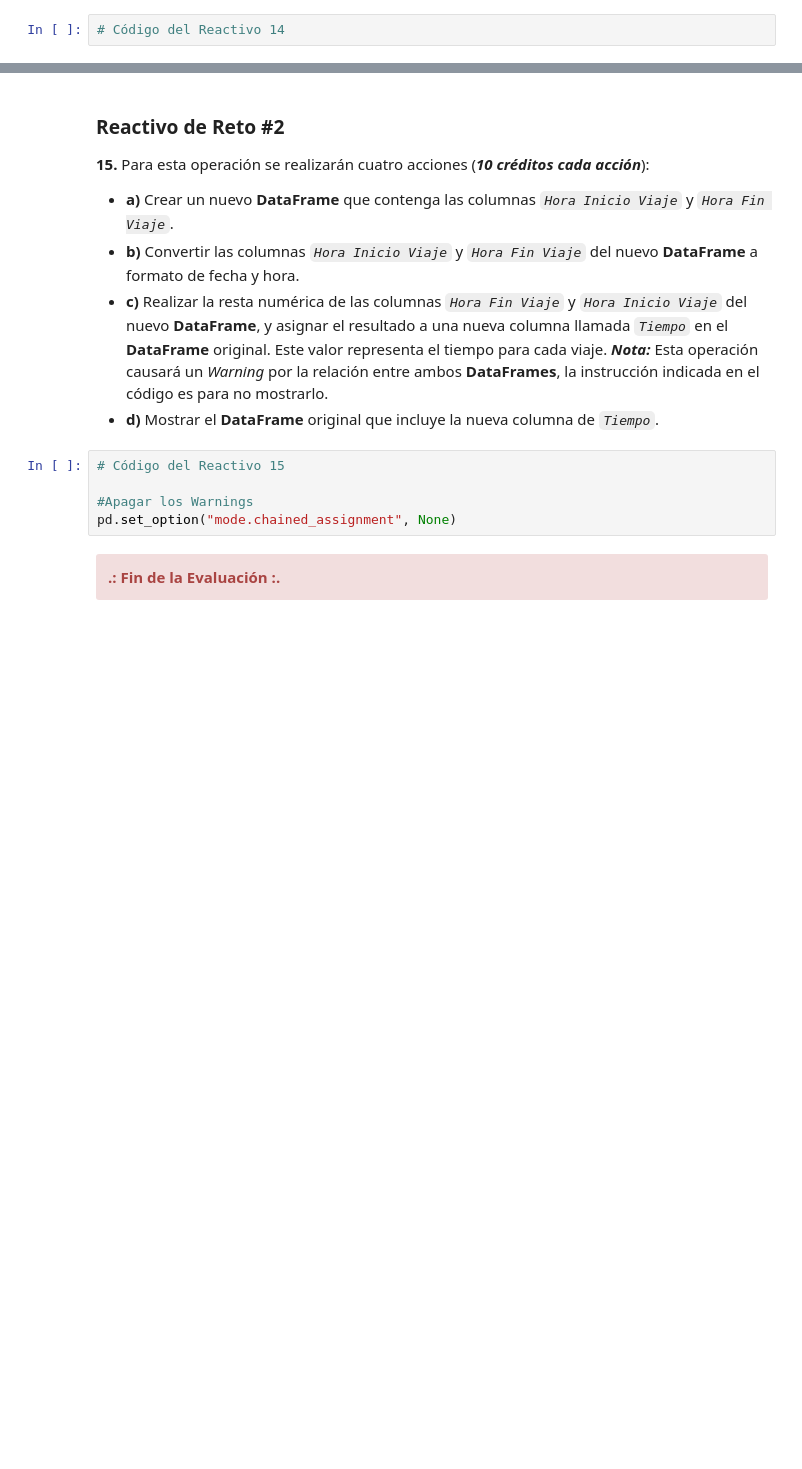
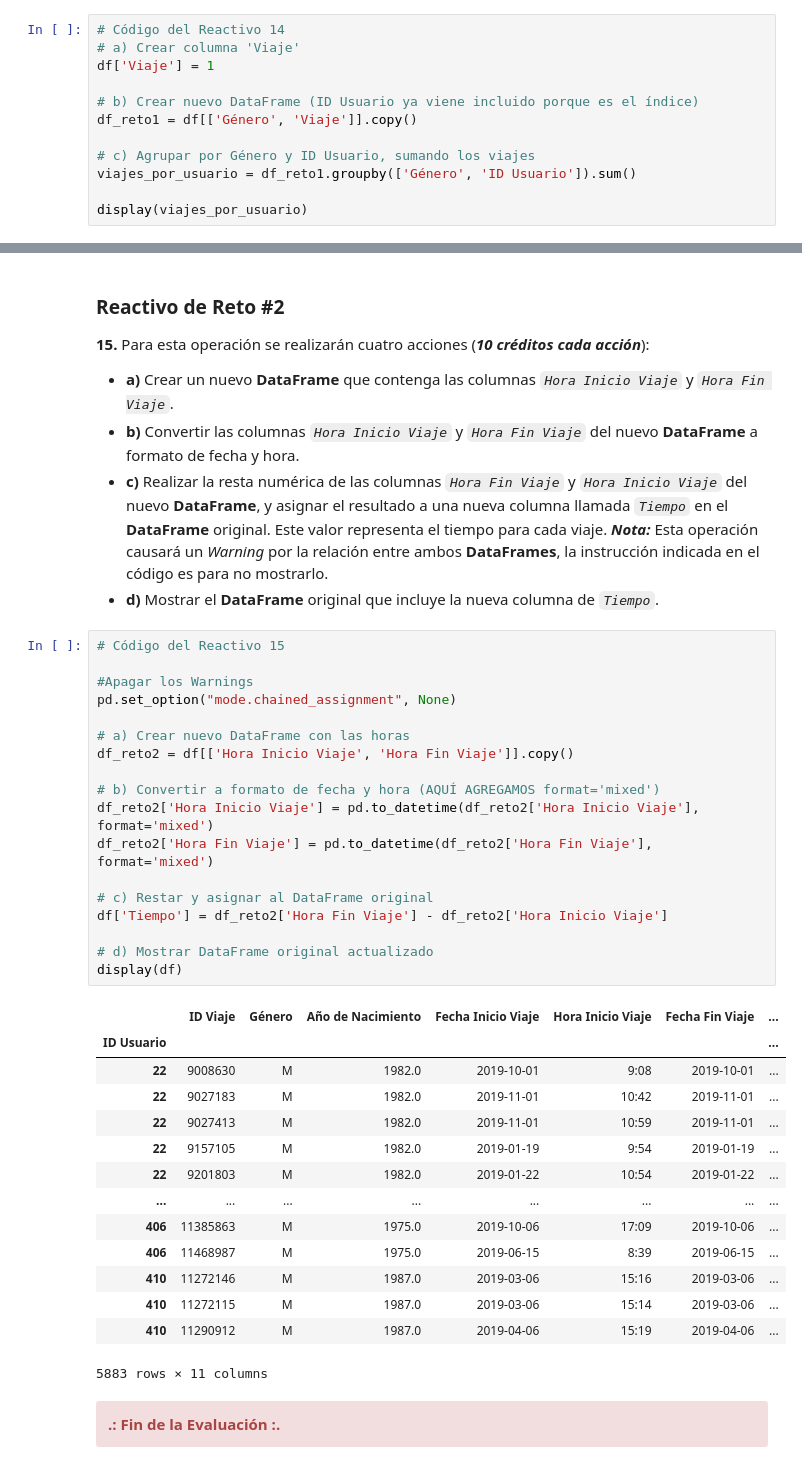
Before and after one commit to Santiago-CS/PAD2026, a Jupyter notebook: Evaluacion/Evaluacion.ipynb, the cells around one changed output, grey strips where cells are left out. Drawn from its saved outputs; the diff is of its cells as text; blank space fills up the shorter version.

```diff
--- a/Evaluacion/Evaluacion.ipynb
+++ b/Evaluacion/Evaluacion.ipynb
@@ -117,3 +311,13 @@ Para este análisis, se deben realizar los reactivos descritos a continuación.
 - **c)** Agrupar este nuevo **DataFrame** por medio de las columnas *`Género`* y *`ID Usuario`* empleando el método `.groupby()`, agregando el método que realiza la suma de los valores `.sum()` el cual mostrará la cantidad de viajes de cada usuario.
 # %%
 # Código del Reactivo 14
+# a) Crear columna 'Viaje'
+df['Viaje'] = 1
+
+# b) Crear nuevo DataFrame (ID Usuario ya viene incluido porque es el índice)
+df_reto1 = df[['Género', 'Viaje']].copy()
+
+# c) Agrupar por Género y ID Usuario, sumando los viajes
+viajes_por_usuario = df_reto1.groupby(['Género', 'ID Usuario']).sum()
+
+display(viajes_por_usuario)
@@ -127,8 +346,36 @@ Para este análisis, se deben realizar los reactivos descritos a continuación.
 # %%
 # Código del Reactivo 15
 
 #Apagar los Warnings
 pd.set_option("mode.chained_assignment", None)
+
+# a) Crear nuevo DataFrame con las horas
+df_reto2 = df[['Hora Inicio Viaje', 'Hora Fin Viaje']].copy()
+
+# b) Convertir a formato de fecha y hora (AQUÍ AGREGAMOS format='mixed')
+df_reto2['Hora Inicio Viaje'] = pd.to_datetime(df_reto2['Hora Inicio Viaje'], format='mixed')
+df_reto2['Hora Fin Viaje'] = pd.to_datetime(df_reto2['Hora Fin Viaje'], format='mixed')
+
+# c) Restar y asignar al DataFrame original
+df['Tiempo'] = df_reto2['Hora Fin Viaje'] - df_reto2['Hora Inicio Viaje']
+
+# d) Mostrar DataFrame original actualizado
+display(df)
+# %% [output]
+|  | ID Viaje | Género | Año de Nacimiento | Fecha Inicio Viaje | Hora Inicio Viaje | Fecha Fin Viaje | ... |
+| ID Usuario |  |  |  |  |  |  | ... |
+| 22 | 9008630 | M | 1982.0 | 2019-10-01 | 9:08 | 2019-10-01 | ... |
+| 22 | 9027183 | M | 1982.0 | 2019-11-01 | 10:42 | 2019-11-01 | ... |
+| 22 | 9027413 | M | 1982.0 | 2019-11-01 | 10:59 | 2019-11-01 | ... |
+| 22 | 9157105 | M | 1982.0 | 2019-01-19 | 9:54 | 2019-01-19 | ... |
+| 22 | 9201803 | M | 1982.0 | 2019-01-22 | 10:54 | 2019-01-22 | ... |
+| ... | ... | ... | ... | ... | ... | ... | ... |
+| 406 | 11385863 | M | 1975.0 | 2019-10-06 | 17:09 | 2019-10-06 | ... |
+| 406 | 11468987 | M | 1975.0 | 2019-06-15 | 8:39 | 2019-06-15 | ... |
+| 410 | 11272146 | M | 1987.0 | 2019-03-06 | 15:16 | 2019-03-06 | ... |
+| 410 | 11272115 | M | 1987.0 | 2019-03-06 | 15:14 | 2019-03-06 | ... |
+| 410 | 11290912 | M | 1987.0 | 2019-04-06 | 15:19 | 2019-04-06 | ... |
+5883 rows × 11 columns
 # %% [markdown]
 <div class="alert alert-block alert-danger">
 <b>.: Fin de la Evaluación :.</b>
```
Also changed, not shown: parts of 15 cells of this notebook.
